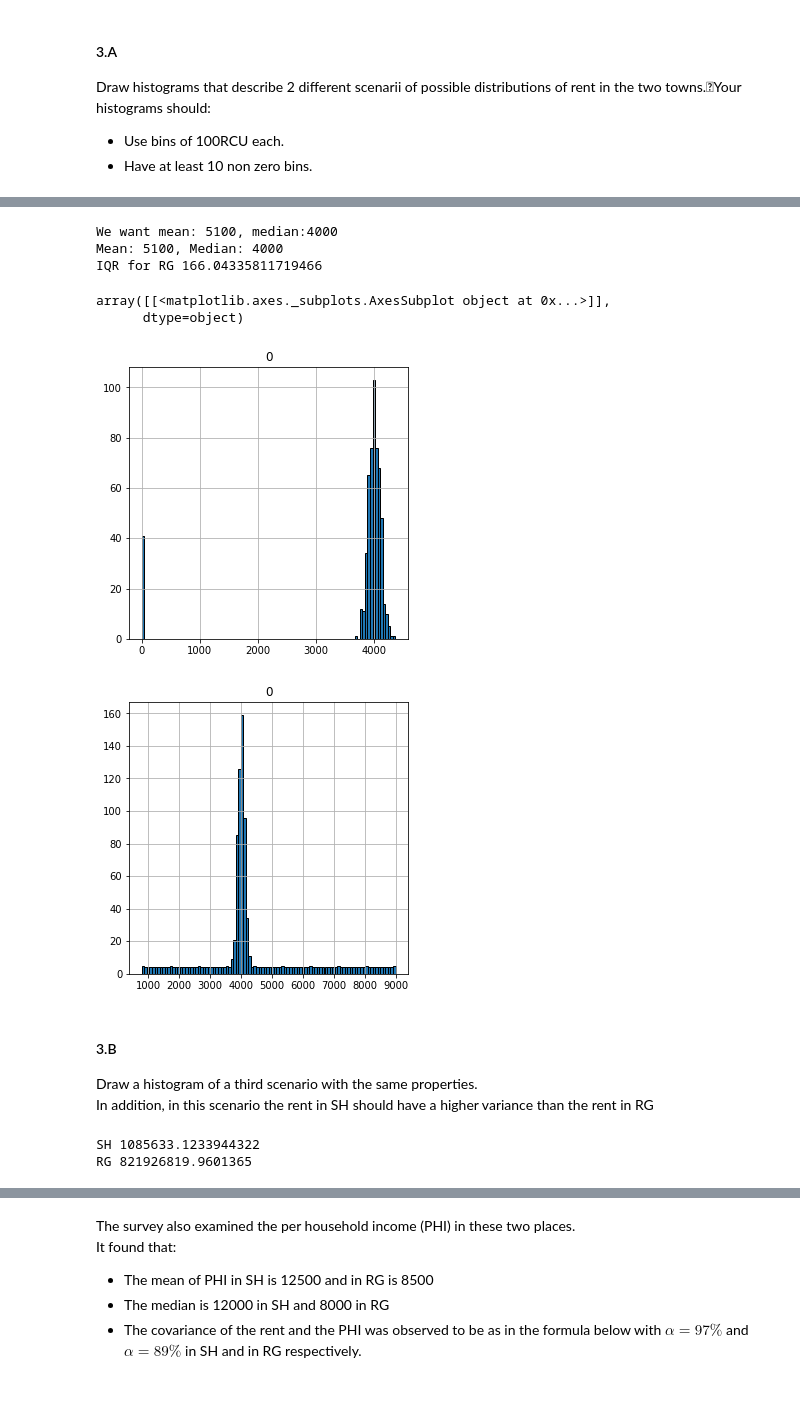
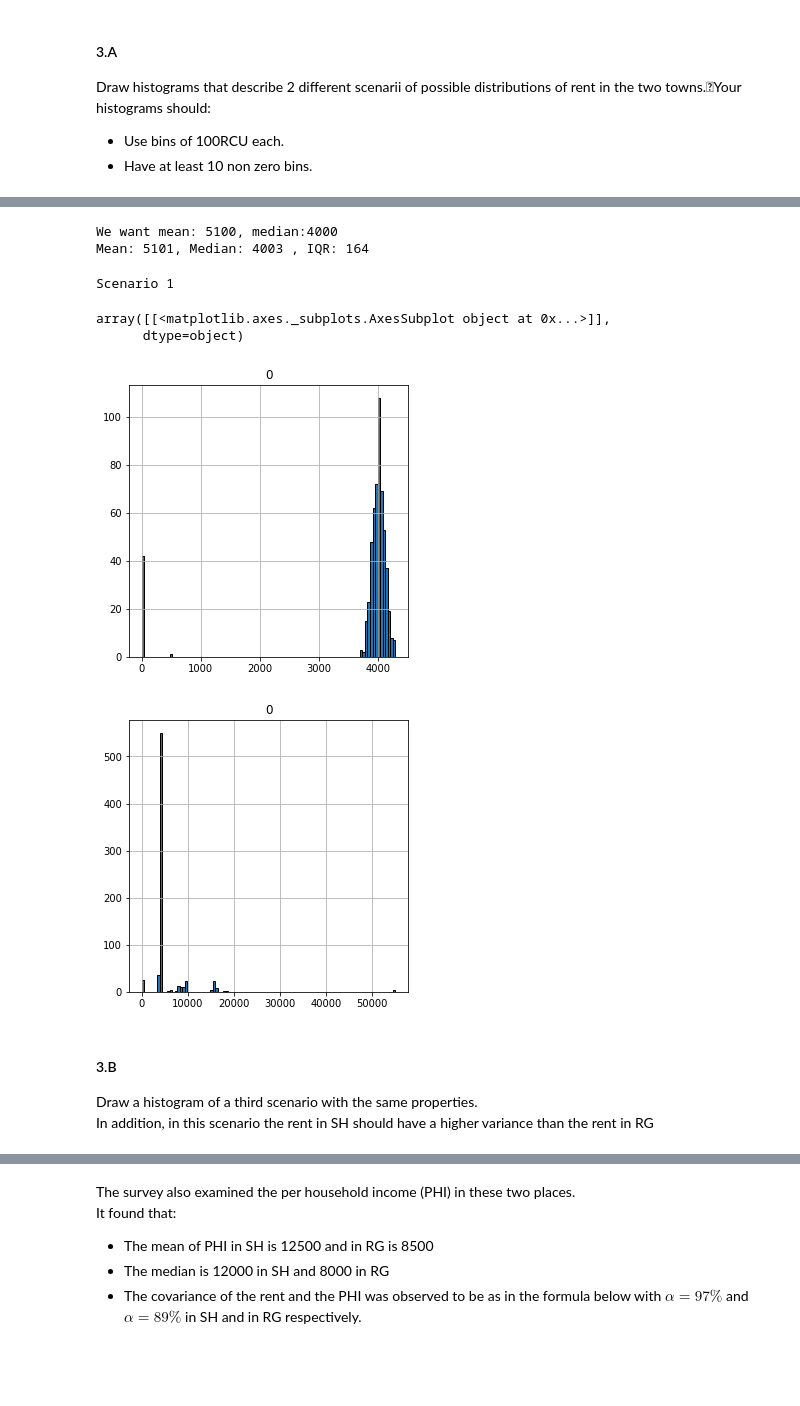
Before and after one commit to mayakerem/StatisticsDataAnalysis, a Jupyter notebook: HW1.ipynb, the cells around one changed output, grey strips where cells are left out. Drawn from its saved outputs; the diff is of its cells as text; code cells hidden in the pictures.

```diff
--- a/HW1.ipynb
+++ b/HW1.ipynb
@@ -202,15 +183,0 @@ IQR for SH 143.47537857437283
-# %%
-np.random.seed(101)
-print('We want mean: 5100, median:4000')
-mu, sigma = 4000, 100
-s = np.random.normal(mu, sigma, 500)
-s_t =np.array([1, 1, 1, 1, 1, 1, 1, 1, 1, 1, 1, 1, 1,1, 1, 1, 1, 1, 1, 1, 1, 1, 1, 1, 1, 1, 1, 1, 1, 1, 1, 1, 1, 1, 1, 1,
-               4000, 4000, 4000, 4000, 690100, 5000, 5000, 4000, 4000, 4000, 4000, 4000])
-s_t2 = np.concatenate((s_t, np.arange(5000, 10000, 200)))
-s_2 = np.concatenate((s,s_t2),axis=0)
-print('Mean: {}, Median: {} '.format(int(np.mean(s_2)), int(np.median(s_2))))
-print('IQR for RG {}'.format(stats.iqr(s_2)))
-# %% [output]
-We want mean: 5100, median:4000
-Mean: 5100, Median: 4000
-IQR for RG 166.04335811719466
@@ -222,35 +184,52 @@ IQR for RG 166.04335811719466
+# %%
+print('We want mean: 5100, median:4000')
+
+np.random.seed(101)
+
+mu, sigma = 4000, 100
+s = np.random.normal(mu, sigma, 500)
+s_t =np.array([4000, 4000, 4000, 4000, 4000, 4000, 4000, 4000, 4000, 4000, 4000,
+               4000, 4000, 4000, 4000, 4000, 4000, 4000, 4000, 4000, 4000, 4000,
+               4000, 4000, 4000, 4000, 4000, 4000, 4000, 4000, 4000, 4000, 4000,
+               4000, 4000, 4000, 4000, 4000, 4000, 4000, 4000, 4000, 4000, 4000,
+               4000, 4000, 4000, 4000, 4000, 4000, 4000, 4000, 4000, 4000, 4000,
+               4000, 4000, 4000, 4000, 4000, 4000, 4000, 4000, 4000, 4000, 4000,
+               4000, 4000, 4000, 9000, 9500, 9500, 8000, 9500, 9500, 9000, 9500,
+               4000, 4000, 9500, 9000, 9500, 6500, 6000, 9500, 9500, 8000, 9500,
+               4000, 4000, 9500, 9000, 9500, 6500, 8000, 9500, 9500, 8000, 9500,
+               4000, 4000, 9500, 9000, 9500, 6500, 8000, 9500, 9500, 8000, 9500,
+               4000, 4000,  9500, 8000, 7500, 8500, 6000, 8500, 4000, 4000, 9500,
+               9000, 8000, 7500, 8500, 18000, 8500, 4000, 4000, 4000, 4000, 4000,
+               9500, 9000, 8500, 15500, 15000, 8500, 9500, 8000, 8000, 8500, 8000,
+               4000, 4000, 15500, 9000, 9323, 18233, 8412, 9123, 8323, 15500, 8500,
+               8000, 16003, 15500, 15500, 15500, 15000, 15500, 15500, 15500, 16000,
+               16000, 16000, 16000, 55000, 15500, 15500, 15500, 15500, 15500, 16000,
+               16000, 55000, 15500, 15500, 15500, 15500, 15500, 16000, 15500, 15500,
+               16000, 55000, 15500, 15000, 15500, 15000, 1, 1, 1, 0, 0, 0, 0, 0, 0,
+               0, 0, 0, 0, 0, 0, 0, 0, 0, 0, 0, 0, 0, 0, 0, 0, 0])
+s_2 = np.concatenate((s,s_t),axis=0)
+
+print('Mean: {}, Median: {} , IQR: {}'.format(int(np.mean(s_2)), int(np.median(s_2)), int(stats.iqr(s_2))))
+# %% [output]
+We want mean: 5100, median:4000
+Mean: 5101, Median: 4003 , IQR: 164
 # %%
-n = 20
-loc = 0
-p = 0.5
-
-#Find n and p by the given data
-# median(n, p, loc=0) - Median of the distribution.
-
-# mean(n, p, loc=0) - Mean of the distribution.
-
-
-SH = stats.binom.rvs(n, p, loc=loc, size=12000)
-RG = stats.binom.rvs(n, p, loc=loc, size=18000)
+#print(stats.iqr(s_1) < stats.iqr(s_2))
+print('Scenario 1')
 
 pd.DataFrame(s_1).hist(bins=100,
                           figsize=(5,5),
                           edgecolor="k", linewidth=1)
 pd.DataFrame(s_2).hist(bins=100,
                           figsize=(5,5),
                           edgecolor="k", linewidth=1)
 # %% [output]
-array([[<matplotlib.axes._subplots.AxesSubplot object at 0x...>]],
-      dtype=object)
+Scenario 1
+array([[<matplotlib.axes._subplots.AxesSubplot object at 0x...>]],
+      dtype=object)
-[figure, old version]
+[figure, new version]
-[figure, old version]
+[figure, new version]
 # %% [markdown]
 #### 3.B
 Draw a histogram of a third scenario with the same properties. <br>
 In addition, in this scenario the rent in SH should have a higher variance than the rent in RG
-# %%
-print('SH {}'.format(np.var(s_1)))
-print('RG {}'.format(np.var(s_2)))
-# %% [output]
-SH 1085633.1233944322
-RG 821926819.9601365
```
Also changed, not shown: parts of 13 cells of this notebook.
